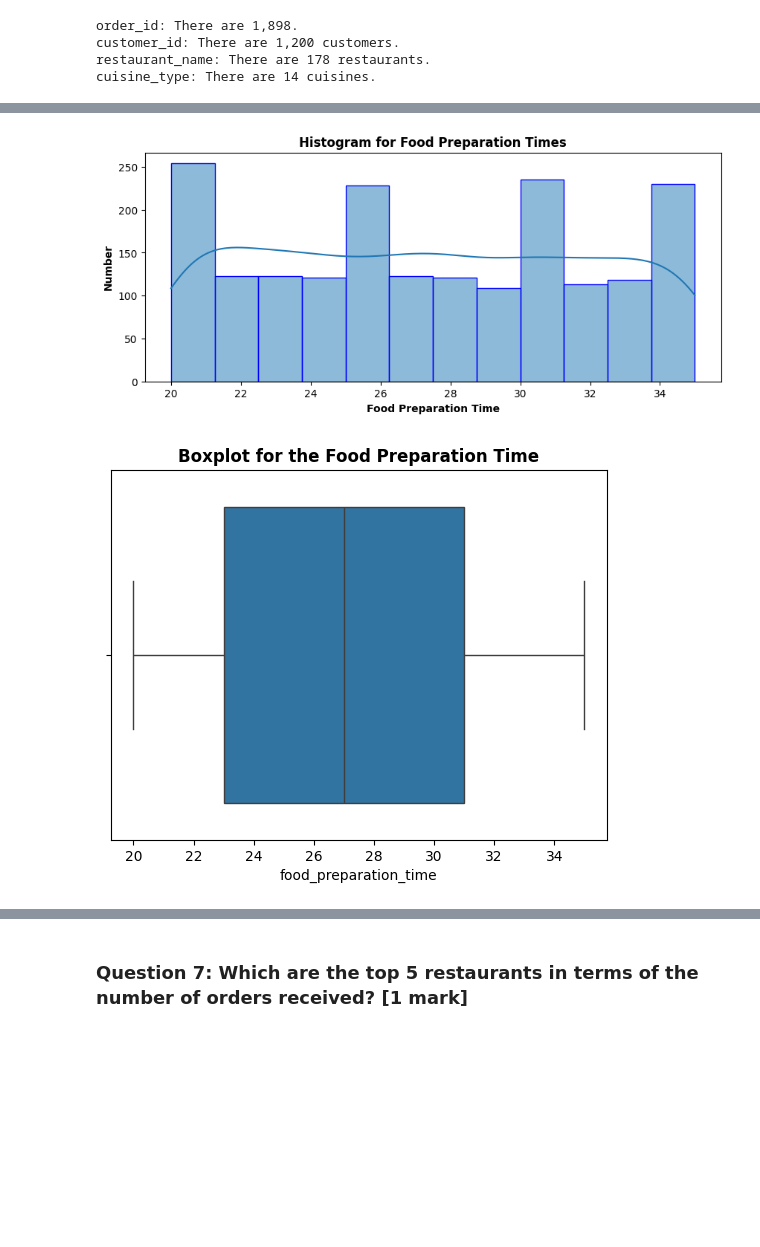
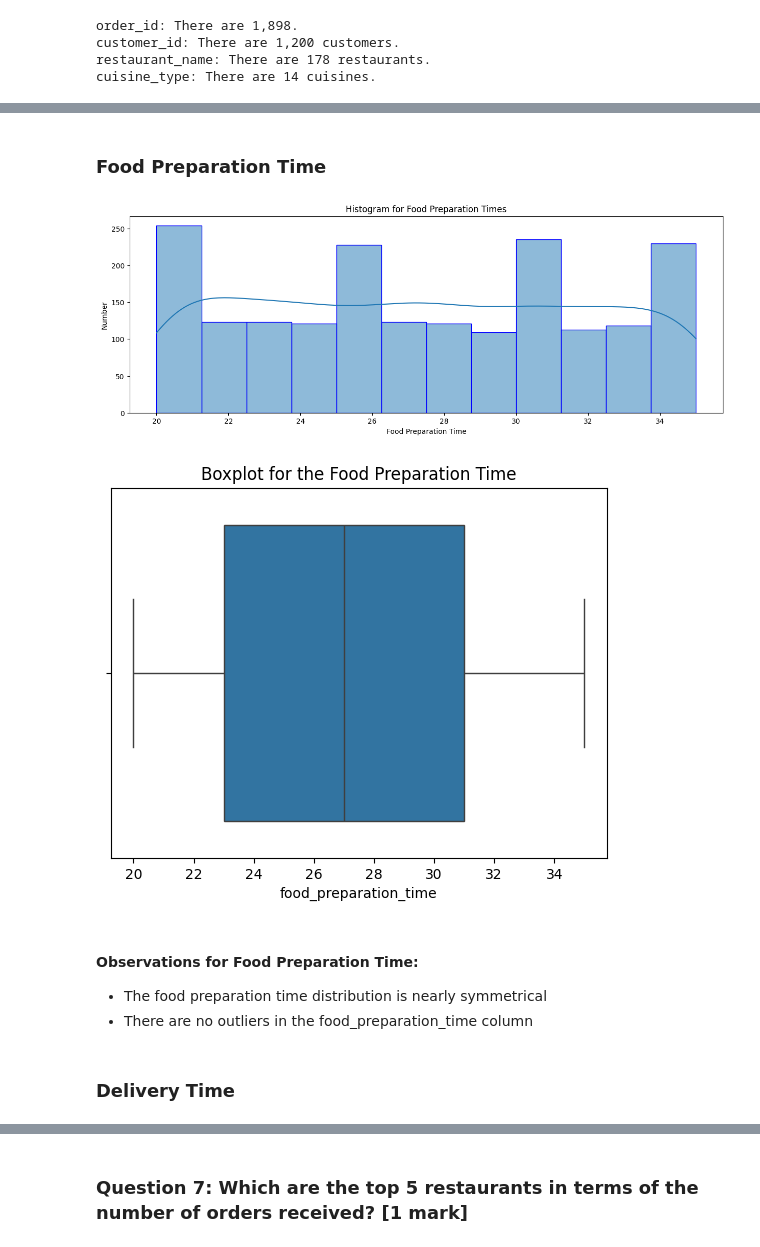
Before and after one commit to rohitdec01/AIML, a Jupyter notebook: 1_Food-Hub-Data-Analysis/rohit_PYF_Project_Learner_Notebook_Full_Code.ipynb, the cells around one changed output, grey strips where cells are left out. Cells and saved outputs as stored; diff of their text form; code cells hidden in the pictures; blank space fills up the shorter version.

```diff
--- a/1_Food-Hub-Data-Analysis/rohit_PYF_Project_Learner_Notebook_Full_Code.ipynb
+++ b/1_Food-Hub-Data-Analysis/rohit_PYF_Project_Learner_Notebook_Full_Code.ipynb
@@ -350,21 +308,25 @@ plt.show()
+# %% [markdown]
+### Food Preparation Time
 # %%
-# Plot a histogram for the food preprations times.
-plt.figure(figsize=(10, 4))
+plt.figure(figsize=(15, 5))
 sns.histplot(foodhub_df['food_preparation_time'], edgecolor='blue', kde=True)
-
-plt.title('Histogram for Food Preparation Times', fontsize=12, fontweight='bold')
-plt.xlabel('Food Preparation Time', fontsize=10, fontweight='bold')
-plt.ylabel('Number', fontsize=10, fontweight='bold')
-
-
+plt.title('Histogram for Food Preparation Times')
+plt.xlabel('Food Preparation Time')
+plt.ylabel('Number')
 plt.show()
 # %% [output]
-[figure, old version]
+[figure, new version]
 # %%
 sns.boxplot(data=foodhub_df,x='food_preparation_time')
-plt.title('Boxplot for the Food Preparation Time', fontsize=12, fontweight='bold')
+plt.title('Boxplot for the Food Preparation Time')
 plt.show()
 # %% [output]
-[figure, old version]
+[figure, new version]
+# %% [markdown]
+#### Observations for Food Preparation Time:
+*   The food preparation time distribution is nearly symmetrical
+*   There are no outliers in the food_preparation_time column
+# %% [markdown]
+### Delivery Time
 # %%
 sns.histplot(data=foodhub_df, x='delivery_time')
```
Also changed, not shown: parts of 74 cells of this notebook.
